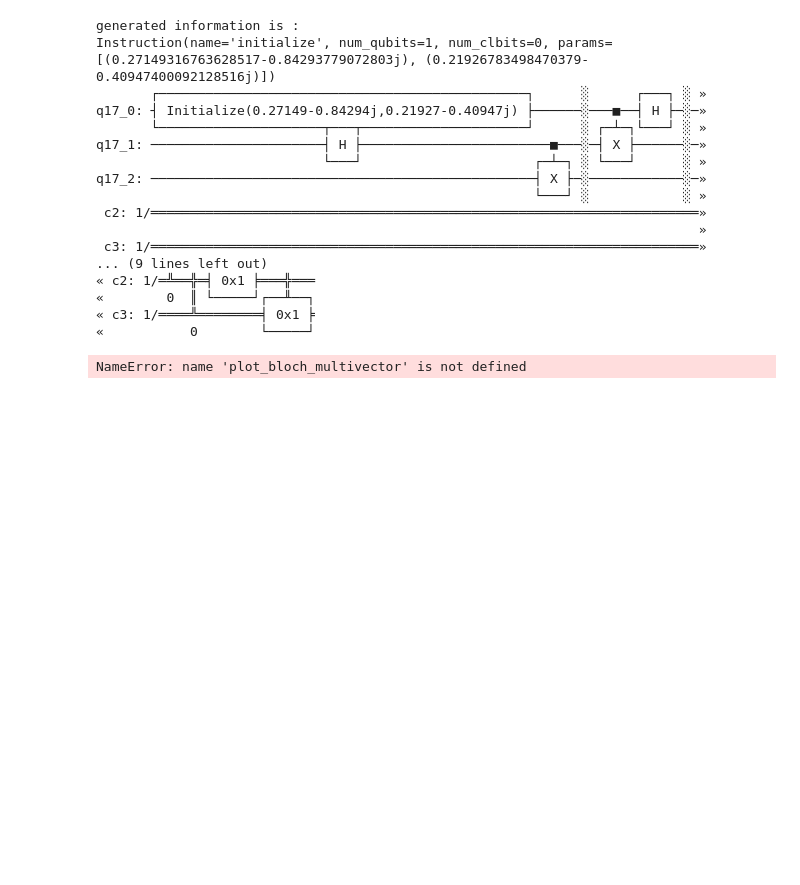
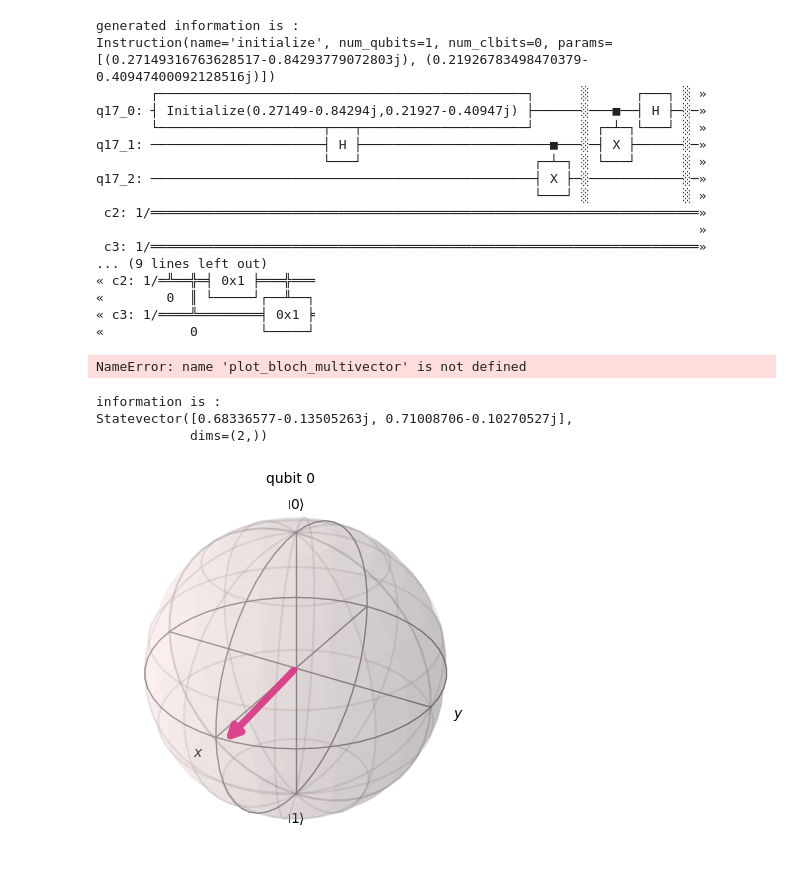
Before and after one commit to Kcops11/SeniorDesignQuantum17, a Jupyter notebook: jupyter/quantum.ipynb, the cells around one changed output. Cells and saved outputs as stored; diff of their text form; code cells hidden in the pictures; blank space fills up the shorter version.

```diff
--- a/jupyter/quantum.ipynb
+++ b/jupyter/quantum.ipynb
@@ -280,3 +280,18 @@ q17_2: ────────────────────────
 « c3: 1/════╩════════╡ 0x1 ╞
 «           0        └─────┘
 NameError: name 'plot_bloch_multivector' is not defined
+# %%
+from qiskit import QuantumCircuit, execute, Aer, transpile
+from qiskit.visualization import plot_histogram, plot_bloch_multivector, plot_bloch_vector
+from qiskit.quantum_info import Statevector, random_statevector
+import sys
+
+information = random_statevector(2)
+print("information is :")
+print(information)
+plot_bloch_multivector(information)
+# %% [output]
+information is :
+Statevector([0.68336577-0.13505263j, 0.71008706-0.10270527j],
+            dims=(2,))
+[figure, added]
```
Also changed, not shown: 2 other files.
